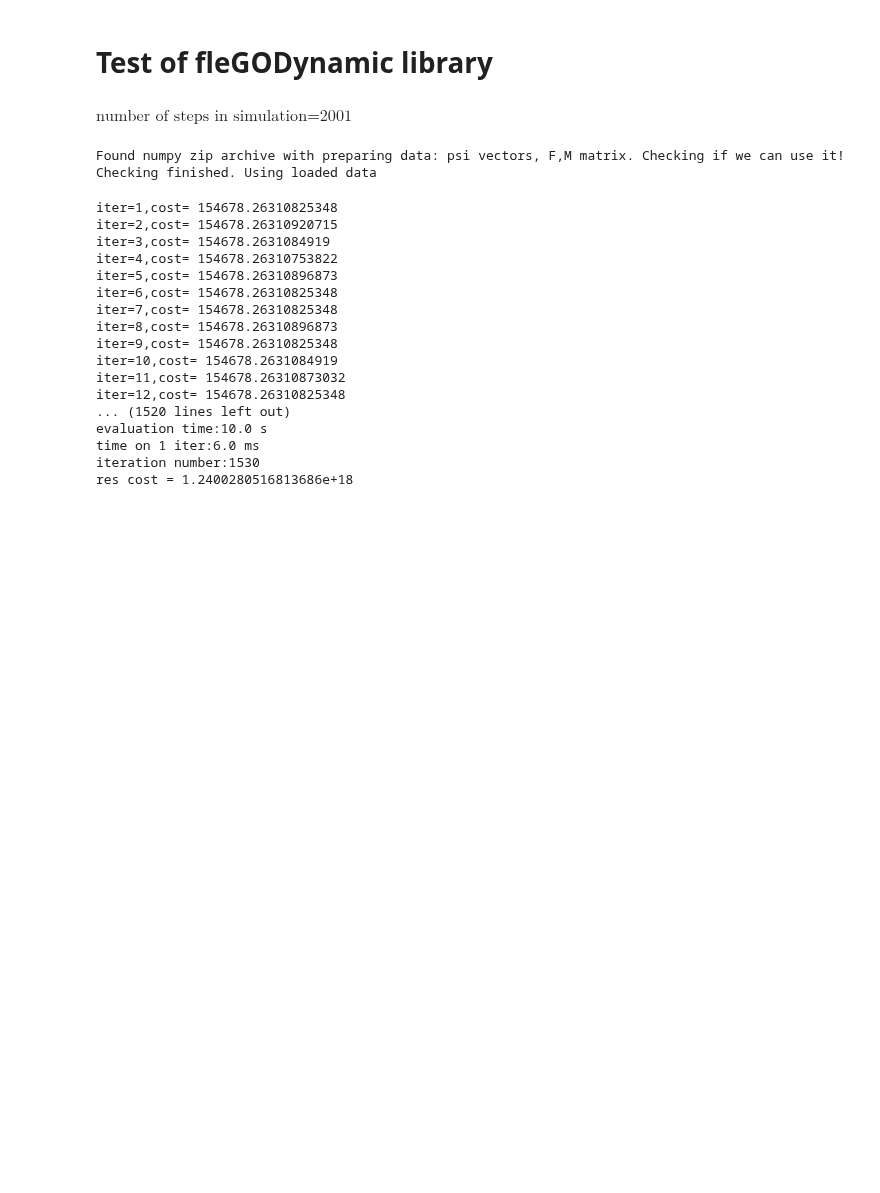
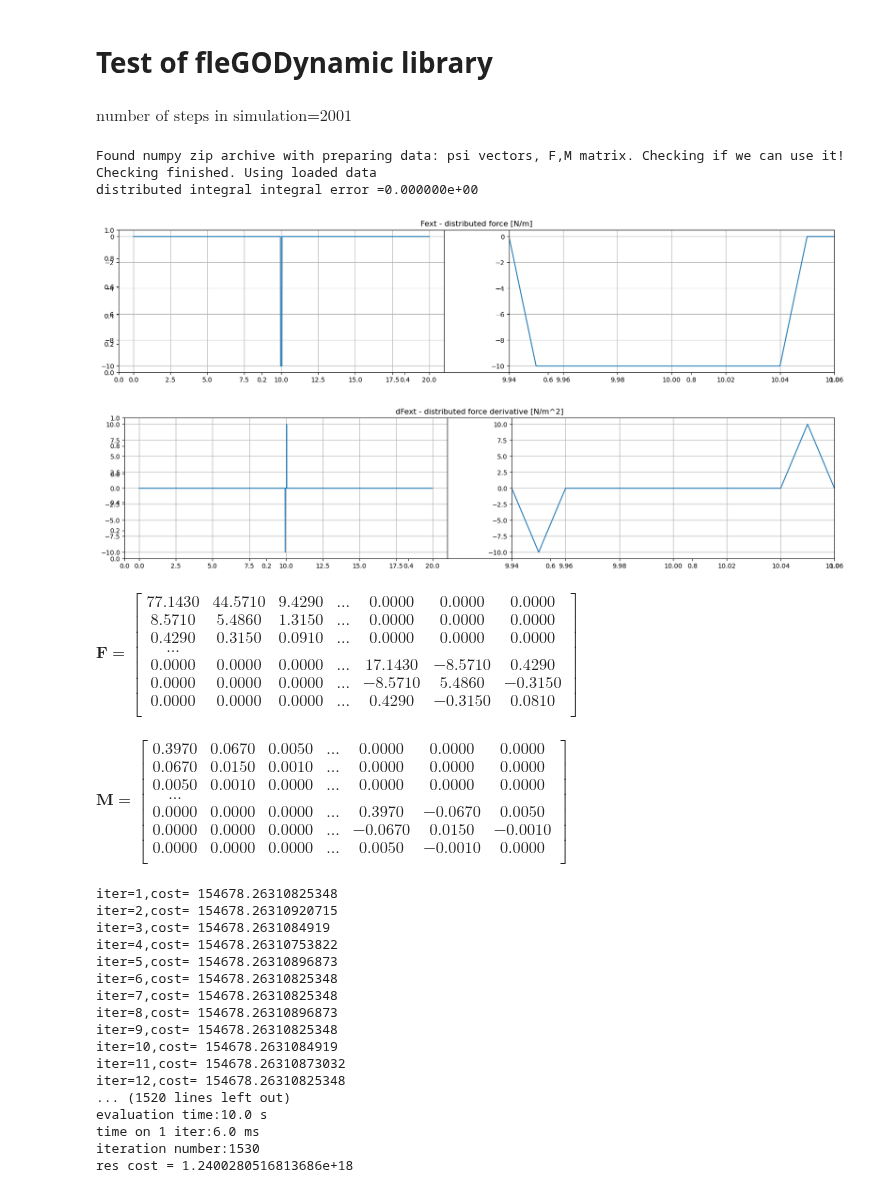
Before and after one commit to dvogureckiy99/dynastatflex, a Jupyter notebook: library_test.ipynb, the cells around one changed output. Drawn from its saved outputs; the diff is of its cells as text; code cells hidden in the pictures; blank space fills up the shorter version.

Commit message:
clever distributed force fixed

```diff
--- a/library_test.ipynb
+++ b/library_test.ipynb
@@ -3,19 +3,40 @@
 # %%
 import sys
 import sympy as sm
 import numpy as np
 # del flex_body_instance
 del sys.modules["fleGODynamics"]
 import fleGODynamics
 flex_beam_instance = fleGODynamics.Flex_beam(L=0.02,E=2.95*1e9,h=0.01,w=0.0005)
 flex_beam_instance.Create_Simulation(disp=False)
 flex_beam_instance.FEM(Ne=20,disp=False)
 flex_beam_instance.Simulating.Ldivide(step_mult=0.5,disp=True)
-flex_beam_instance.Simulating.static_preparing(disp=False,Fext=1,l_Fext=0.01)
+flex_beam_instance.Simulating.static_preparing(disp=True,Fext=-1,l_Fext=0.01)
 # %% [output]
 $\displaystyle \text{number of steps in simulation=}2001$
 Found numpy zip archive with preparing data: psi vectors, F,M matrix. Checking if we can use it!
 Checking finished. Using loaded data
+distributed integral integral error =0.000000e+00
+[figure, added]
+[figure, added]
+$\displaystyle \bm{F}=\begin{bmatrix}
+  77.1430 & 44.5710 & 9.4290 & ... & 0.0000 & 0.0000 & 0.0000\\
+  8.5710 & 5.4860 & 1.3150 & ... & 0.0000 & 0.0000 & 0.0000\\
+  0.4290 & 0.3150 & 0.0910 & ... & 0.0000 & 0.0000 & 0.0000\\
+  ...\\
+  0.0000 & 0.0000 & 0.0000 & ... & 17.1430 & -8.5710 & 0.4290\\
+  0.0000 & 0.0000 & 0.0000 & ... & -8.5710 & 5.4860 & -0.3150\\
+  0.0000 & 0.0000 & 0.0000 & ... & 0.4290 & -0.3150 & 0.0810\\
+\end{bmatrix}$
+$\displaystyle \bm{M}=\begin{bmatrix}
+  0.3970 & 0.0670 & 0.0050 & ... & 0.0000 & 0.0000 & 0.0000\\
+  0.0670 & 0.0150 & 0.0010 & ... & 0.0000 & 0.0000 & 0.0000\\
+  0.0050 & 0.0010 & 0.0000 & ... & 0.0000 & 0.0000 & 0.0000\\
+  ...\\
+  0.0000 & 0.0000 & 0.0000 & ... & 0.3970 & -0.0670 & 0.0050\\
+  0.0000 & 0.0000 & 0.0000 & ... & -0.0670 & 0.0150 & -0.0010\\
+  0.0000 & 0.0000 & 0.0000 & ... & 0.0050 & -0.0010 & 0.0000\\
+\end{bmatrix}$
 # %%
 flex_beam_instance.Simulating.static()
 # %% [output]
```
Also changed, not shown: 1 other file.
